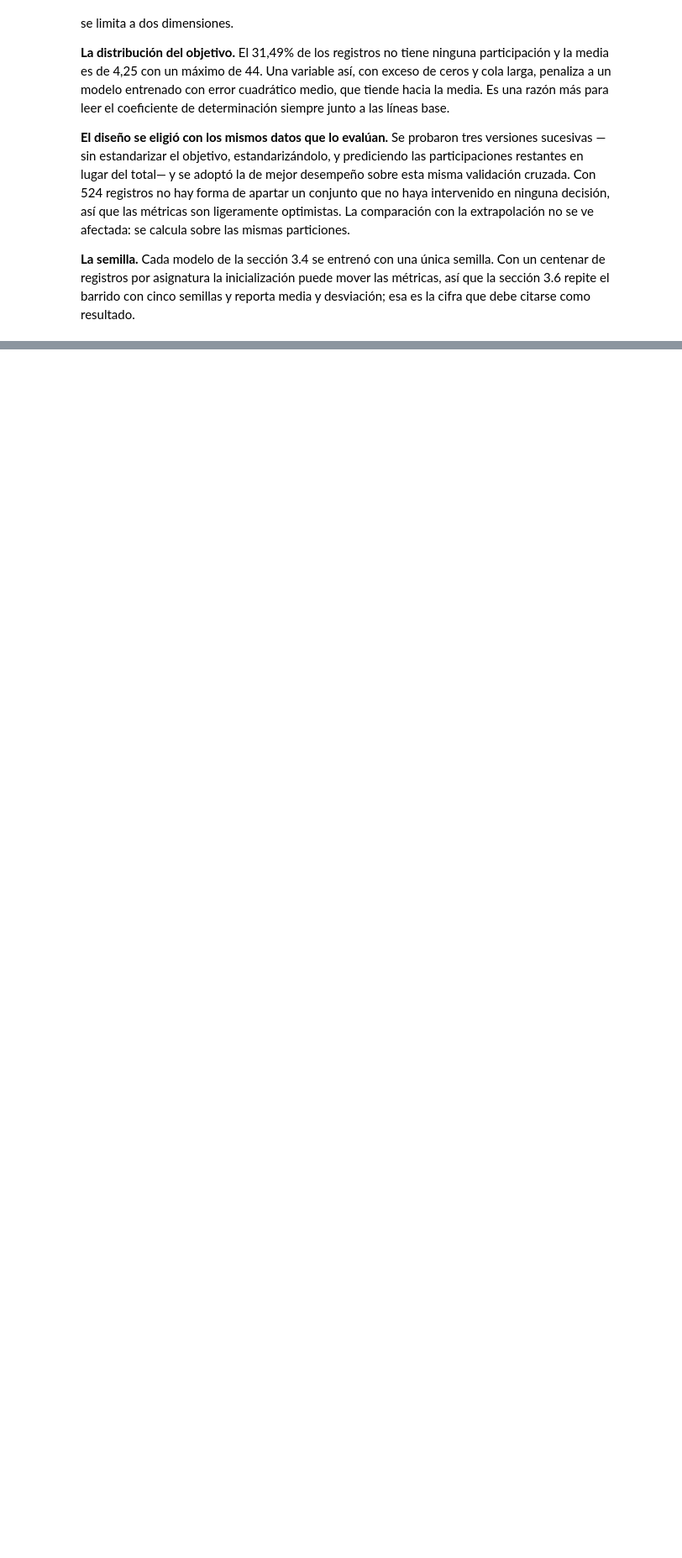
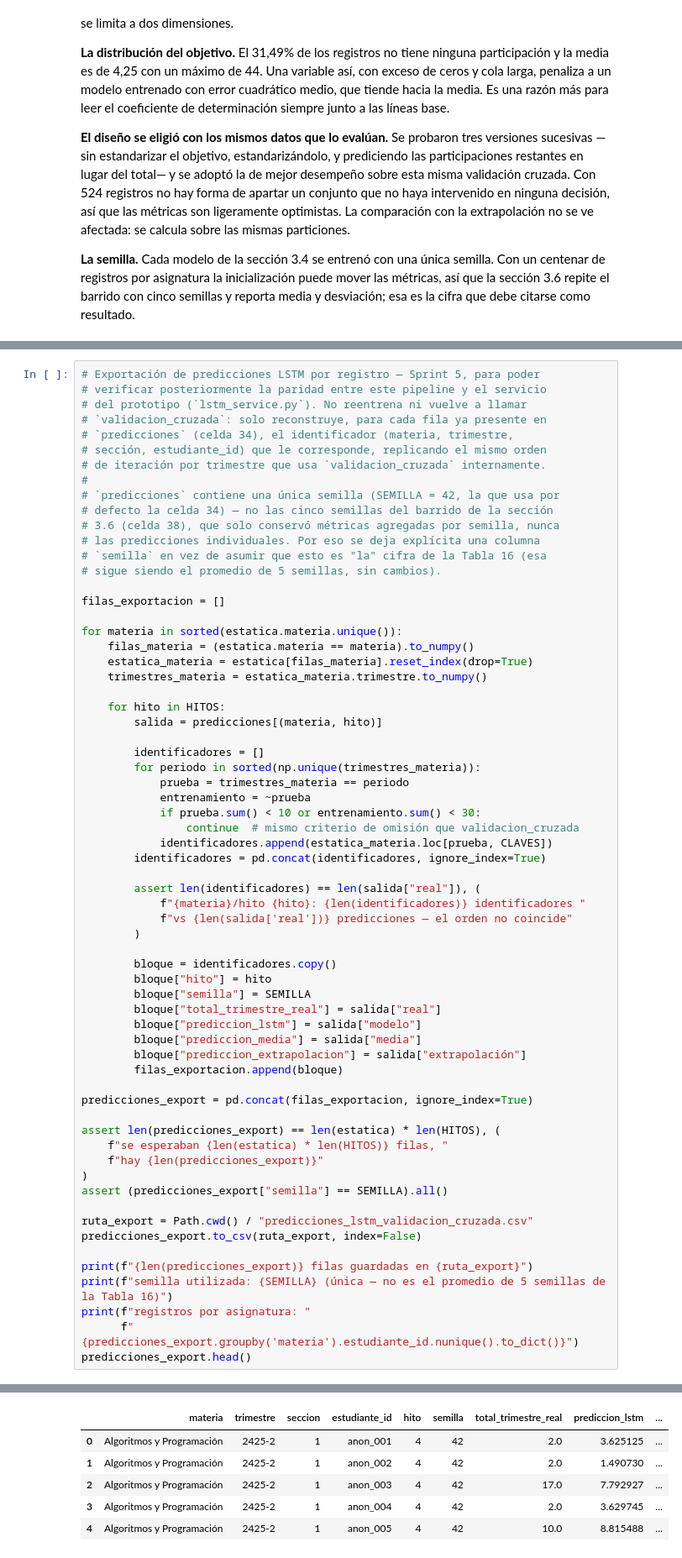
Before and after one commit to NeliCarrillo/tesis-prediccion-participacion, a Jupyter notebook: LSTM/nuevo/adaptacion_lstm_participaciones.ipynb, the cells around one changed output, grey strips where cells are left out. Shown at 84% size. Drawn from its saved outputs; the diff is of its cells as text; blank space fills up the shorter version.

Commit message:
Sprint 5: Tarjeta 1,2 y 3

```diff
--- a/LSTM/nuevo/adaptacion_lstm_participaciones.ipynb
+++ b/LSTM/nuevo/adaptacion_lstm_participaciones.ipynb
@@ -1275,0 +1278,66 @@ citarse como resultado.
+# %%
+# Exportación de predicciones LSTM por registro — Sprint 5, para poder
+# verificar posteriormente la paridad entre este pipeline y el servicio
+# del prototipo (`lstm_service.py`). No reentrena ni vuelve a llamar
+# `validacion_cruzada`: solo reconstruye, para cada fila ya presente en
+# `predicciones` (celda 34), el identificador (materia, trimestre,
+# sección, estudiante_id) que le corresponde, replicando el mismo orden
+# de iteración por trimestre que usa `validacion_cruzada` internamente.
+#
+# `predicciones` contiene una única semilla (SEMILLA = 42, la que usa por
+# defecto la celda 34) — no las cinco semillas del barrido de la sección
+# 3.6 (celda 38), que solo conservó métricas agregadas por semilla, nunca
+# las predicciones individuales. Por eso se deja explícita una columna
+# `semilla` en vez de asumir que esto es "la" cifra de la Tabla 16 (esa
+# sigue siendo el promedio de 5 semillas, sin cambios).
+
+filas_exportacion = []
+
+for materia in sorted(estatica.materia.unique()):
+    filas_materia = (estatica.materia == materia).to_numpy()
+    estatica_materia = estatica[filas_materia].reset_index(drop=True)
+    trimestres_materia = estatica_materia.trimestre.to_numpy()
+
+    for hito in HITOS:
+        salida = predicciones[(materia, hito)]
+
+        identificadores = []
+        for periodo in sorted(np.unique(trimestres_materia)):
+            prueba = trimestres_materia == periodo
+            entrenamiento = ~prueba
+            if prueba.sum() < 10 or entrenamiento.sum() < 30:
+                continue  # mismo criterio de omisión que validacion_cruzada
+            identificadores.append(estatica_materia.loc[prueba, CLAVES])
+        identificadores = pd.concat(identificadores, ignore_index=True)
+
+        assert len(identificadores) == len(salida["real"]), (
+            f"{materia}/hito {hito}: {len(identificadores)} identificadores "
+            f"vs {len(salida['real'])} predicciones — el orden no coincide"
+        )
+
+        bloque = identificadores.copy()
+        bloque["hito"] = hito
+        bloque["semilla"] = SEMILLA
+        bloque["total_trimestre_real"] = salida["real"]
+        bloque["prediccion_lstm"] = salida["modelo"]
+        bloque["prediccion_media"] = salida["media"]
+        bloque["prediccion_extrapolacion"] = salida["extrapolación"]
+        filas_exportacion.append(bloque)
+
+predicciones_export = pd.concat(filas_exportacion, ignore_index=True)
+
+assert len(predicciones_export) == len(estatica) * len(HITOS), (
+    f"se esperaban {len(estatica) * len(HITOS)} filas, "
+    f"hay {len(predicciones_export)}"
+)
+assert (predicciones_export["semilla"] == SEMILLA).all()
+
+ruta_export = Path.cwd() / "predicciones_lstm_validacion_cruzada.csv"
+predicciones_export.to_csv(ruta_export, index=False)
+
+print(f"{len(predicciones_export)} filas guardadas en {ruta_export}")
+print(f"semilla utilizada: {SEMILLA} (única — no es el promedio de 5 semillas de la Tabla 16)")
+print(f"registros por asignatura: "
+      f"{predicciones_export.groupby('materia').estudiante_id.nunique().to_dict()}")
+predicciones_export.head()
+# %% [output]
@@ -1275,0 +1347,6 @@ citarse como resultado.
+|  | materia | trimestre | seccion | estudiante_id | hito | semilla | total_trimestre_real | prediccion_lstm | ... |
+| 0 | Algoritmos y Programación | 2425-2 | 1 | anon_001 | 4 | 42 | 2.0 | 3.625125 | ... |
+| 1 | Algoritmos y Programación | 2425-2 | 1 | anon_002 | 4 | 42 | 2.0 | 1.490730 | ... |
+| 2 | Algoritmos y Programación | 2425-2 | 1 | anon_003 | 4 | 42 | 17.0 | 7.792927 | ... |
+| 3 | Algoritmos y Programación | 2425-2 | 1 | anon_004 | 4 | 42 | 2.0 | 3.629745 | ... |
+| 4 | Algoritmos y Programación | 2425-2 | 1 | anon_005 | 4 | 42 | 10.0 | 8.815488 | ... |
```
Also changed, not shown: parts of 2 cells of this notebook, 58 other files.
